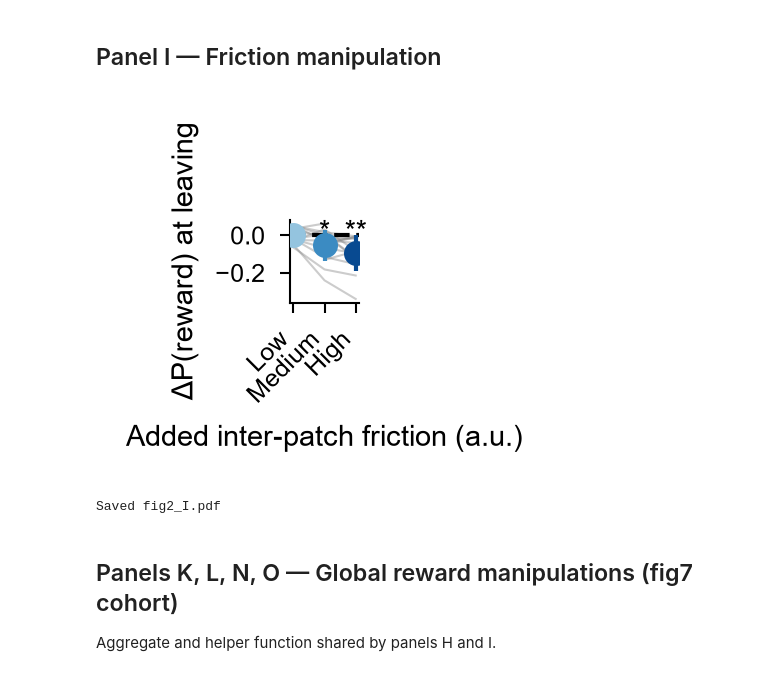
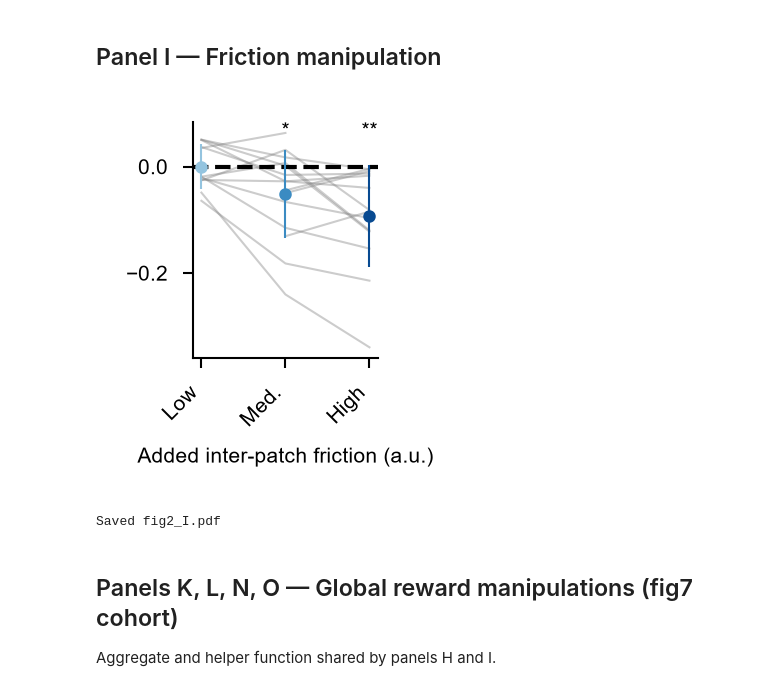
Before and after one commit to lauradriscoll/cosyne2026_adaptive_behavior, a Jupyter notebook: figures/fig2/make_panels_fig2.ipynb, the cells around one changed output. Saved outputs shown, nothing was run; the diff lists cells and outputs as text; code cells hidden in the pictures.

```diff
--- a/figures/fig2/make_panels_fig2.ipynb
+++ b/figures/fig2/make_panels_fig2.ipynb
@@ -204,10 +201,10 @@ def plot_mvt_schematic(travel_time=2.0):
     ax1.set_yticks([])
     ax1.set_ylabel("Cumulative \n resource intake")
     plt.tight_layout()
-    return fig, ax
+    return fig, ax1
 
 apply_style()
-fig, ax = plot_mvt_schematic(travel_time=2.0)
+fig, ax1 = plot_mvt_schematic(travel_time=2.0)
 plt.show()
 save_panel(fig, PANELS_DIR / "fig2_A.pdf")
 # %% [output]
@@ -342,7 +440,7 @@ def plot_travel_cost(
     labels_dict = {
         'data_collection': 'Data collection',
         'control': 'None',
-        'friction_low': 'Low', 'friction_med': 'Medium', 'friction_high': 'High',
+        'friction_low': 'Low', 'friction_med': 'Med.', 'friction_high': 'High',
         'distance_short': 'Dis. short', 'distance_long': 'Dis. long',
         'distance_extra_short': 'Ext. short', 'distance_extra_long': 'Ext. long',
         'odor_60': 'Low', 'odor_90': 'High',
@@ -440,8 +538,8 @@ def plot_travel_cost(
             ax.errorbar(
                 x_map[exp], subset.mean(), yerr=subset.std(),
                 fmt='o', color=c,
-                capsize=0, capthick=0, elinewidth=1,
-                markersize=5, zorder=10,
+                capsize=0, capthick=0, elinewidth=0.5,
+                markersize=2, zorder=10,
             )
         ax.axhline(0, color='black', linestyle='--', alpha=1, linewidth=1)
         ax.set_xticks(list(x_map.values()), labels_plot)
@@ -501,19 +599,21 @@ save_panel(fig, PANELS_DIR / "fig2_G.pdf")
 # %%
 # --- Panel I: Friction manipulation ---
 fig, ax = plot_travel_cost(
     general_df6,
     variable="reward_probability",
     experiment_variable="friction",
     mean="friction_low",
     panel_key="fig2_I",
     plot_style="dots",
     per_mouse=False,
 )
+
+ax.set_ylabel("")
 plt.show()
 save_panel(fig, PANELS_DIR / "fig2_I.pdf")
 print("Saved fig2_I.pdf")
 # %% [output]
-[figure, old version]
+[figure, new version]
 Saved fig2_I.pdf
 # %% [markdown]
 ## Panels K, L, N, O — Global reward manipulations (fig7 cohort)
```
Also changed, not shown: parts of 10 cells of this notebook, 14 other files.
